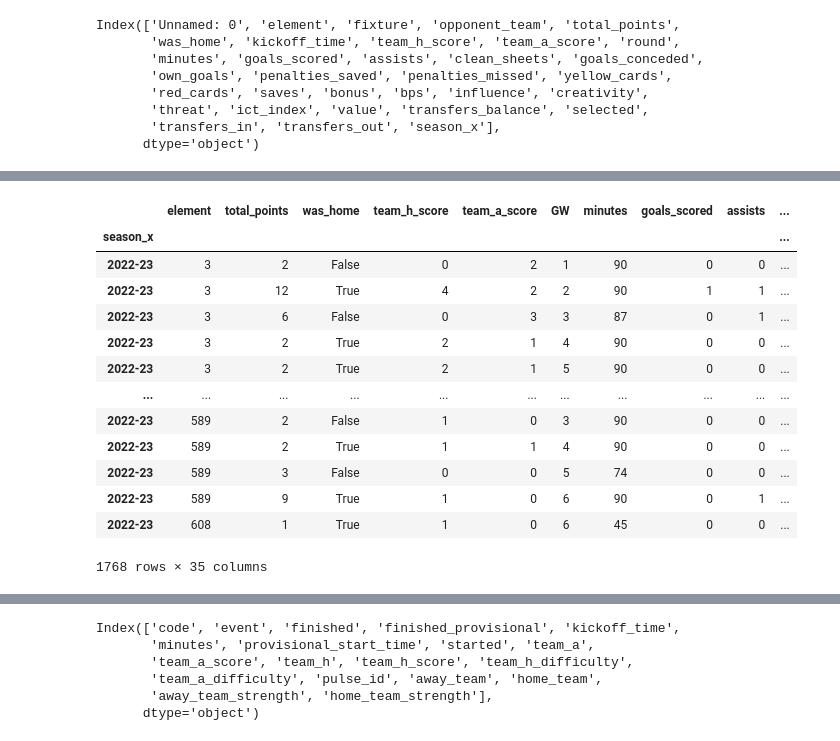
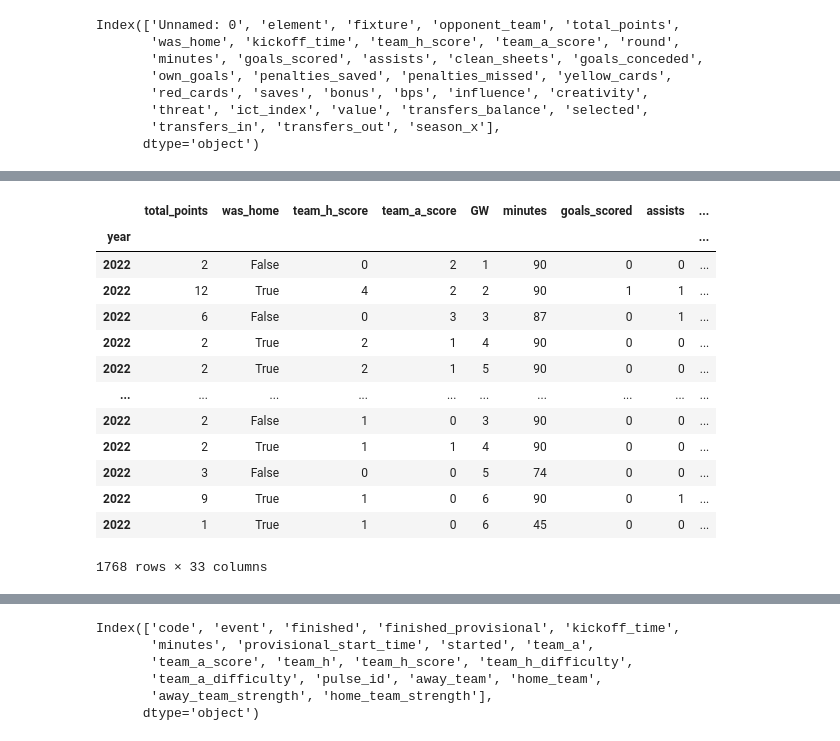
Before and after one commit to laniyadapo/FantasyPremierLeague, a Jupyter notebook: fantasy_test.ipynb, the cells around one changed output, grey strips where cells are left out. Drawn from its saved outputs; the diff is of its cells as text; code cells hidden in the pictures.

```diff
--- a/fantasy_test.ipynb
+++ b/fantasy_test.ipynb
@@ -302,4 +381,0 @@ df_currentseason_clean
-# %%
-df_currentseason_clean.drop(['opponent_team', 'fixture', 'kickoff_time'], axis=1, inplace=True)
-
-df_currentseason_clean.info()
@@ -324,7 +381,0 @@ memory usage: 499.0+ KB
-# %%
-df_currentseason_clean.position = df_currentseason_clean.position.astype(str)
-df_currentseason_clean.opp_team_name = df_currentseason_clean.opp_team_name.astype(str)
-df_currentseason_clean.club_name = df_currentseason_clean.club_name.astype(str)
-df_currentseason_clean.name = df_currentseason_clean.name.astype(str)
-df_currentseason_clean.was_home = df_currentseason_clean.was_home.astype(str)
-df_currentseason_clean.form = df_currentseason_clean.form.astype(float)
@@ -331,3 +389,6 @@ df_currentseason_clean.form = df_currentseason_clean.form.astype(float)
+# %%
+# Engineer feature to highlight the game year only.
+df_currentseason_clean['year'] = df_currentseason_clean.game_date.dt.year
 # %%
 df_currentseason_clean.info()
 # %% [output]
@@ -350,0 +465,6 @@ memory usage: 511.1+ KB
+# %%
+#Drop features no longer needed in the dataframe
+player_details = df_currentseason_clean[['name', 'total_points']]
+df_currentseason_clean.drop(['game_date', 'season_x', 'opponent_team', 'fixture', 'kickoff_time', 'element', 'name'], axis=1, inplace=True)
+players_df_clean.drop(['id', 'squad_number'], axis=1, inplace=True)
+fixtures_df_clean.drop(['stats', 'id'], axis=1, inplace=True)
@@ -351,20 +488,20 @@ memory usage: 511.1+ KB
 # %%
-#Assign seaso_x
-df_currentseason_clean.set_index('season_x', inplace=True)
+#Assign year as index
+df_currentseason_clean.set_index('year', inplace=True)
 
 df_currentseason_clean
 # %% [output]
-|  | element | total_points | was_home | team_h_score | team_a_score | GW | minutes | goals_scored | assists | ... |
-| season_x |  |  |  |  |  |  |  |  |  | ... |
-| 2022-23 | 3 | 2 | False | 0 | 2 | 1 | 90 | 0 | 0 | ... |
-| 2022-23 | 3 | 12 | True | 4 | 2 | 2 | 90 | 1 | 1 | ... |
-| 2022-23 | 3 | 6 | False | 0 | 3 | 3 | 87 | 0 | 1 | ... |
-| 2022-23 | 3 | 2 | True | 2 | 1 | 4 | 90 | 0 | 0 | ... |
-| 2022-23 | 3 | 2 | True | 2 | 1 | 5 | 90 | 0 | 0 | ... |
-| ... | ... | ... | ... | ... | ... | ... | ... | ... | ... | ... |
-| 2022-23 | 589 | 2 | False | 1 | 0 | 3 | 90 | 0 | 0 | ... |
-| 2022-23 | 589 | 2 | True | 1 | 1 | 4 | 90 | 0 | 0 | ... |
-| 2022-23 | 589 | 3 | False | 0 | 0 | 5 | 74 | 0 | 0 | ... |
-| 2022-23 | 589 | 9 | True | 1 | 0 | 6 | 90 | 0 | 1 | ... |
-| 2022-23 | 608 | 1 | True | 1 | 0 | 6 | 45 | 0 | 0 | ... |
+|  | total_points | was_home | team_h_score | team_a_score | GW | minutes | goals_scored | assists | ... |
+| year |  |  |  |  |  |  |  |  | ... |
+| 2022 | 2 | False | 0 | 2 | 1 | 90 | 0 | 0 | ... |
+| 2022 | 12 | True | 4 | 2 | 2 | 90 | 1 | 1 | ... |
+| 2022 | 6 | False | 0 | 3 | 3 | 87 | 0 | 1 | ... |
+| 2022 | 2 | True | 2 | 1 | 4 | 90 | 0 | 0 | ... |
+| 2022 | 2 | True | 2 | 1 | 5 | 90 | 0 | 0 | ... |
+| ... | ... | ... | ... | ... | ... | ... | ... | ... | ... |
+| 2022 | 2 | False | 1 | 0 | 3 | 90 | 0 | 0 | ... |
+| 2022 | 2 | True | 1 | 1 | 4 | 90 | 0 | 0 | ... |
+| 2022 | 3 | False | 0 | 0 | 5 | 74 | 0 | 0 | ... |
+| 2022 | 9 | True | 1 | 0 | 6 | 90 | 0 | 1 | ... |
+| 2022 | 1 | True | 1 | 0 | 6 | 45 | 0 | 0 | ... |
-1768 rows × 35 columns
+1768 rows × 33 columns
```
Also changed, not shown: parts of 63 cells of this notebook.
